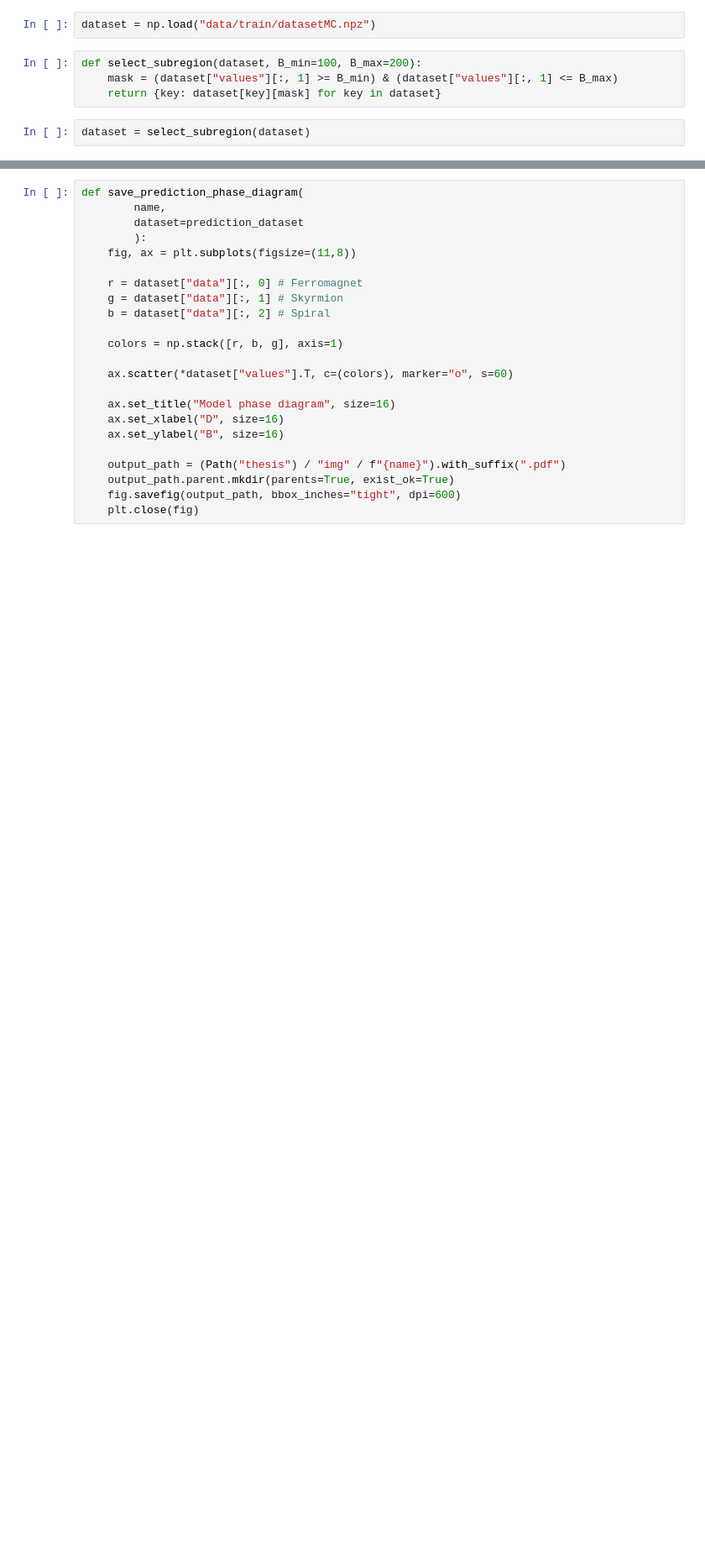
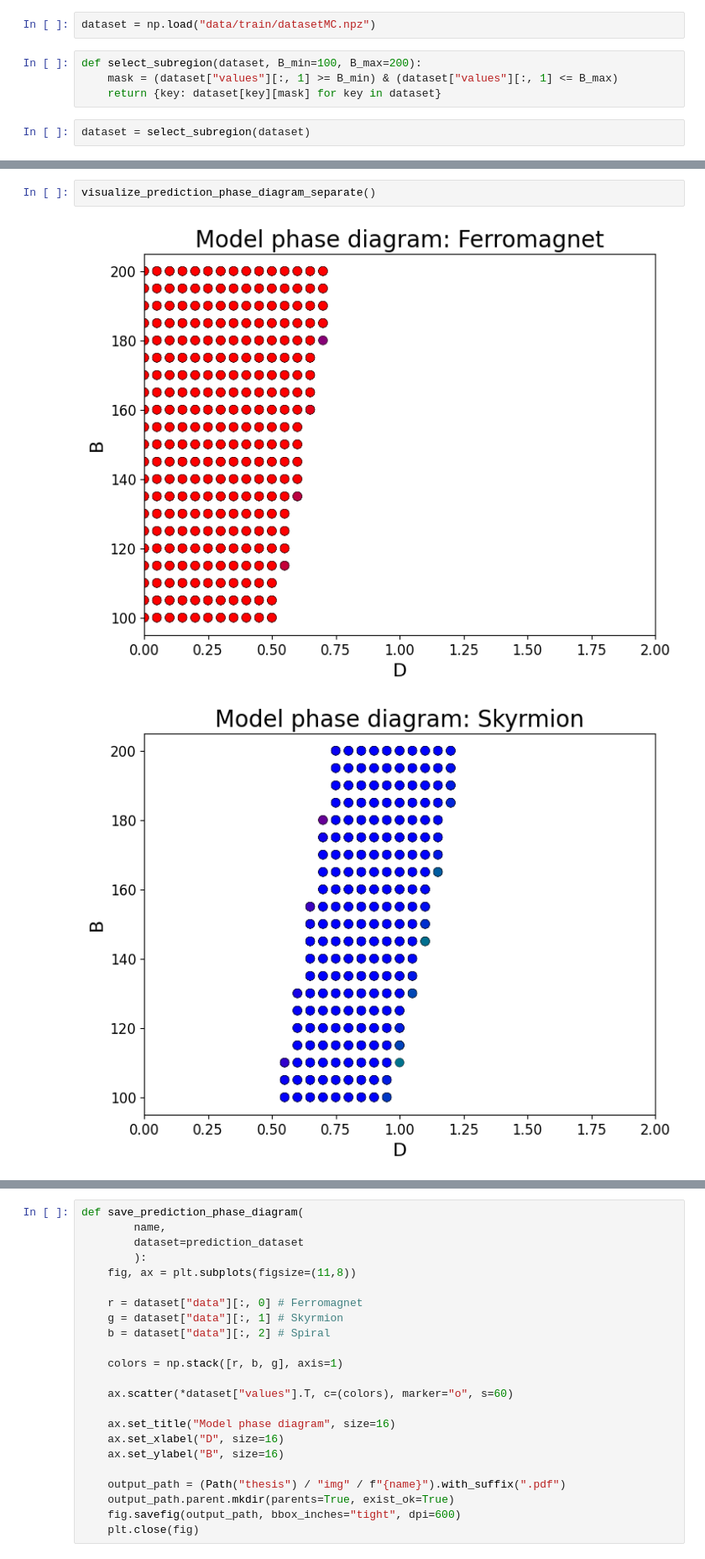
Before and after one commit to rendeka/diploma_thesis, a Jupyter notebook: phase_diagram_reconstruction.ipynb, the cells around one changed output, grey strips where cells are left out. Shown at 84% size. Drawn from its saved outputs; the diff is of its cells as text; blank space fills up the shorter version.

```diff
--- a/phase_diagram_reconstruction.ipynb
+++ b/phase_diagram_reconstruction.ipynb
@@ -75,0 +133,5 @@ visualize_prediction_phase_diagram()
+# %%
+visualize_prediction_phase_diagram_separate()
+# %% [output]
+[figure, added]
+[figure, added]
```
Also changed, not shown: parts of 8 cells of this notebook, 10 other files.
